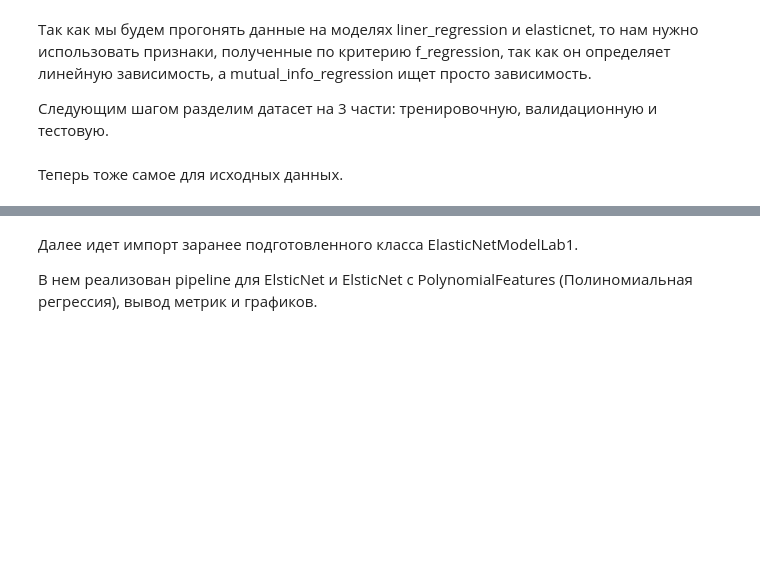
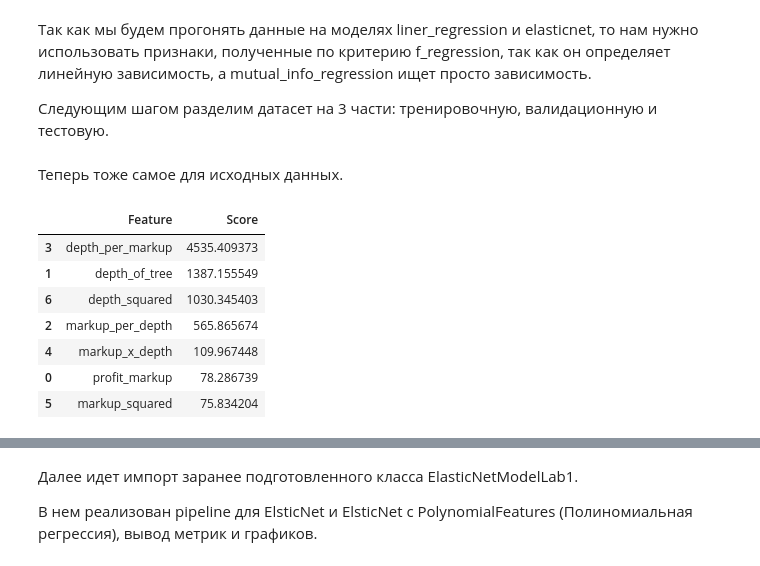
Before and after one commit to KorolevskiiKorol/Ml, a Jupyter notebook: Lab_1/Lab_1_st.ipynb, the cells around one changed output, grey strips where cells are left out. Saved outputs shown, nothing was run; the diff lists cells and outputs as text; code cells hidden in the pictures; blank space fills up the shorter version.

```diff
--- a/Lab_1/Lab_1_st.ipynb
+++ b/Lab_1/Lab_1_st.ipynb
@@ -272,0 +229,22 @@ X_train, X_val, y_train, y_val = train_test_split(X_temp, y_temp, test_size=0.25
+# %%
+from sklearn.feature_selection import SelectKBest, f_regression, mutual_info_regression
+xx = X_new_train.columns
+
+selector = SelectKBest(score_func=f_regression, k=4)
+X_new_train = selector.fit_transform(X_new_train, y_new_train)
+X_new_val = selector.transform(X_new_val)
+X_new_test = selector.transform(X_new_test)
+dfscores = pd.DataFrame(selector.scores_, columns=["Score"])
+dfcolumns = pd.DataFrame(xx, columns=["Feature"])
+feature_scores = pd.concat([dfcolumns, dfscores], axis=1)
+feature_scores = feature_scores.sort_values(by="Score", ascending=False)
+feature_scores
+# %% [output]
+|  | Feature | Score |
+| 3 | depth_per_markup | 4535.409373 |
+| 1 | depth_of_tree | 1387.155549 |
+| 6 | depth_squared | 1030.345403 |
+| 2 | markup_per_depth | 565.865674 |
+| 4 | markup_x_depth | 109.967448 |
+| 0 | profit_markup | 78.286739 |
+| 5 | markup_squared | 75.834204 |
```
Also changed, not shown: parts of 24 cells of this notebook.
